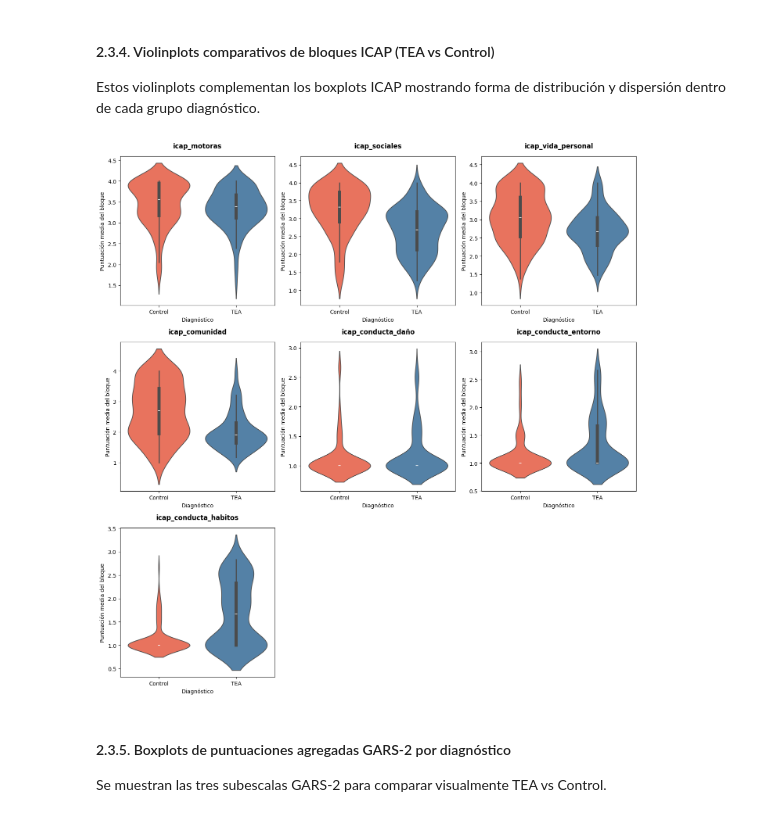
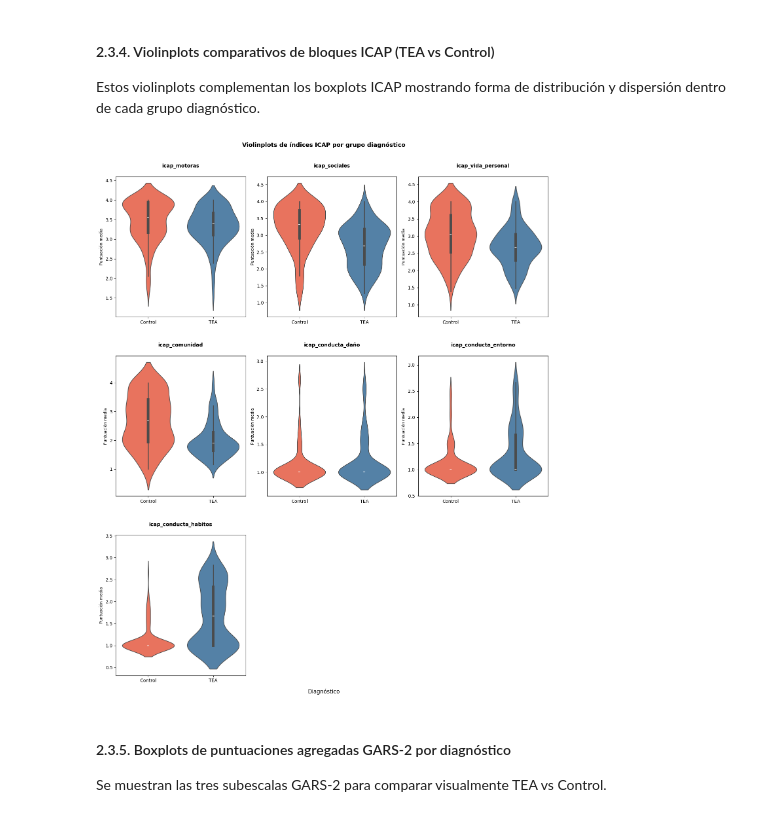
Before and after one commit to angelvilarino/TFG, a Jupyter notebook: preprocess.ipynb, the cells around one changed output. Drawn from its saved outputs; the diff is of its cells as text; code cells hidden in the pictures.

```diff
--- a/preprocess.ipynb
+++ b/preprocess.ipynb
@@ -754,42 +764,49 @@ icap_bloques_plot = [
     ] if c in df_sav.columns
 ]
 
 n_cols = 3
 n_rows = math.ceil(len(icap_bloques_plot) / n_cols) if len(icap_bloques_plot) > 0 else 1
-fig, axes = plt.subplots(nrows=n_rows, ncols=n_cols, figsize=(14, 4.8 * n_rows))
+fig, axes = plt.subplots(nrows=n_rows, ncols=n_cols, figsize=(14, 5.5 * n_rows))
 axes = np.array(axes).reshape(-1)
 
 last_idx = -1
 for i, bloque in enumerate(icap_bloques_plot):
     last_idx = i
+    ax = axes[i]
     sns.violinplot(
         data=df_sav,
         x='Diag_grupo', y=bloque,
         hue='Diag_grupo',
         order=['Control', 'TEA'],
         palette=PALETA_DIAG,
-        ax=axes[i],
+        ax=ax,
         inner='box',
         legend=False
     )
-    # Más separación entre los titulos de cada gráfica
-    axes[i].set_title(f"{bloque}", fontsize=12, fontweight='bold', pad=15)
-    axes[i].set_xlabel('Diagnóstico')
-    axes[i].set_ylabel('Puntuación media del bloque')
+    # Título encima con espacio generoso; sin xlabel individual
+    ax.set_title(bloque, fontsize=11, fontweight='bold', pad=20)
+    ax.set_xlabel('')       # sin etiqueta por eje
+    ax.set_ylabel('Puntuación media', fontsize=9)
+    ax.tick_params(axis='x', labelsize=10)
 
+# Ocultar ejes sobrantes
 if last_idx == -1:
     for ax in axes:
         ax.axis('off')
-    print('No hay bloques ICAP disponibles para representar.')
 else:
     for j in range(last_idx + 1, len(axes)):
         axes[j].axis('off')
 
+# Etiqueta X compartida para toda la figura
+fig.text(0.5, -0.01, 'Diagnóstico', ha='center', fontsize=12)
+
+plt.suptitle('Violinplots de índices ICAP por grupo diagnóstico',
+             fontsize=13, fontweight='bold', y=1.01)
+plt.tight_layout(h_pad=4.0)   # espacio vertical extra entre filas
 guardar_grafica('06_violin_icap_por_diagnostico.png', fig)
-plt.tight_layout()
 plt.show()
 # %% [output]
-[figure, old version]
+[figure, new version]
 # %% [markdown]
 #### 2.3.5. Boxplots de puntuaciones agregadas GARS-2 por diagnóstico
 
```
Also changed, not shown: parts of 2 cells of this notebook, 1 other file.
